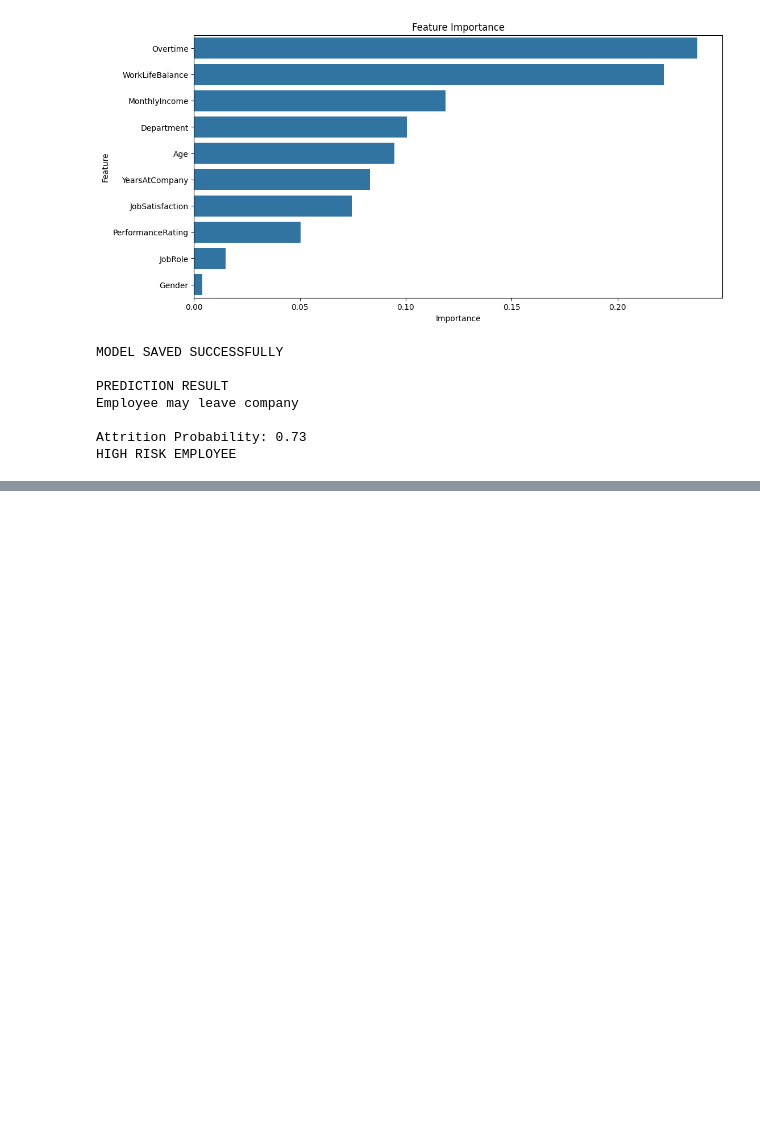
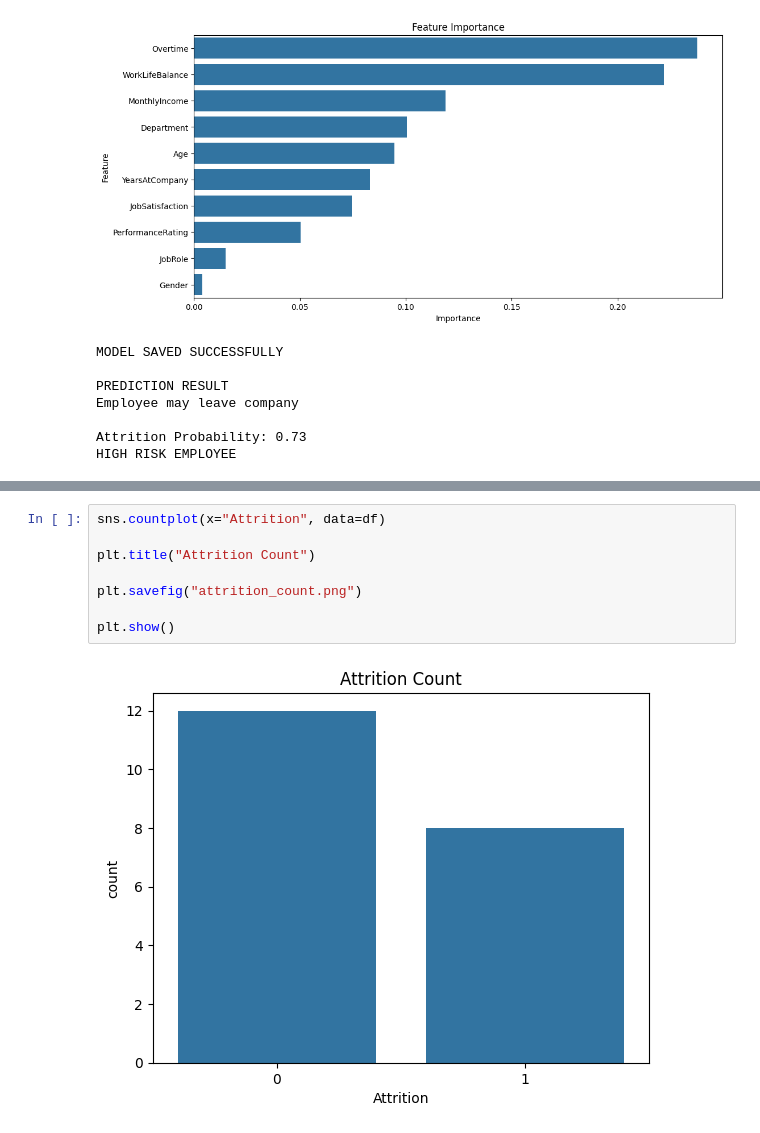
Before and after one commit to aishujadhav1321/employee-attrition-project, a Jupyter notebook: Employee_Attrition_Prediction_System.ipynb, the cells around one changed output, grey strips where cells are left out. Drawn from its saved outputs; the diff is of its cells as text; blank space fills up the shorter version.

```diff
--- a/Employee_Attrition_Prediction_System.ipynb
+++ b/Employee_Attrition_Prediction_System.ipynb
@@ -685,0 +692,10 @@ HIGH RISK EMPLOYEE
+# %%
+sns.countplot(x="Attrition", data=df)
+
+plt.title("Attrition Count")
+
+plt.savefig("attrition_count.png")
+
+plt.show()
+# %% [output]
+[figure, added]
```
Also changed, not shown: parts of 6 cells of this notebook.
